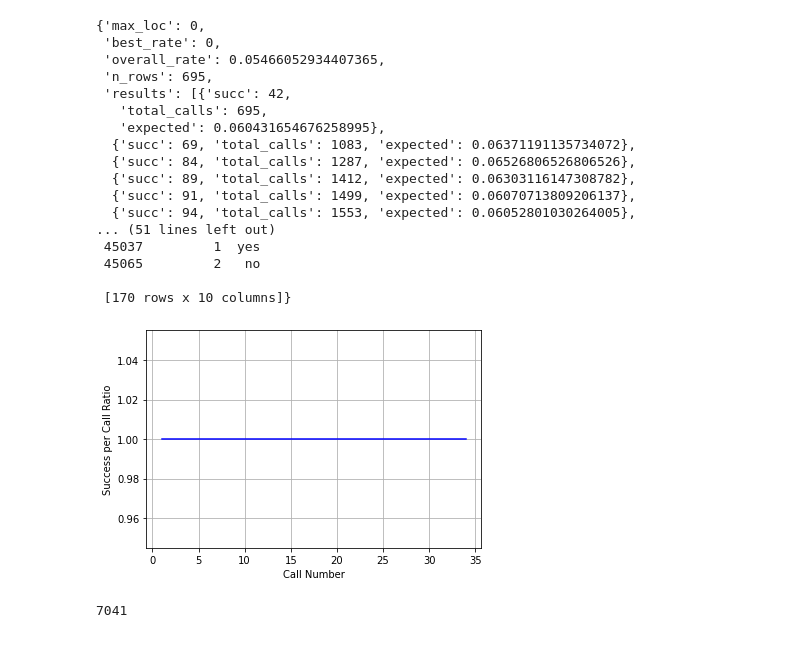
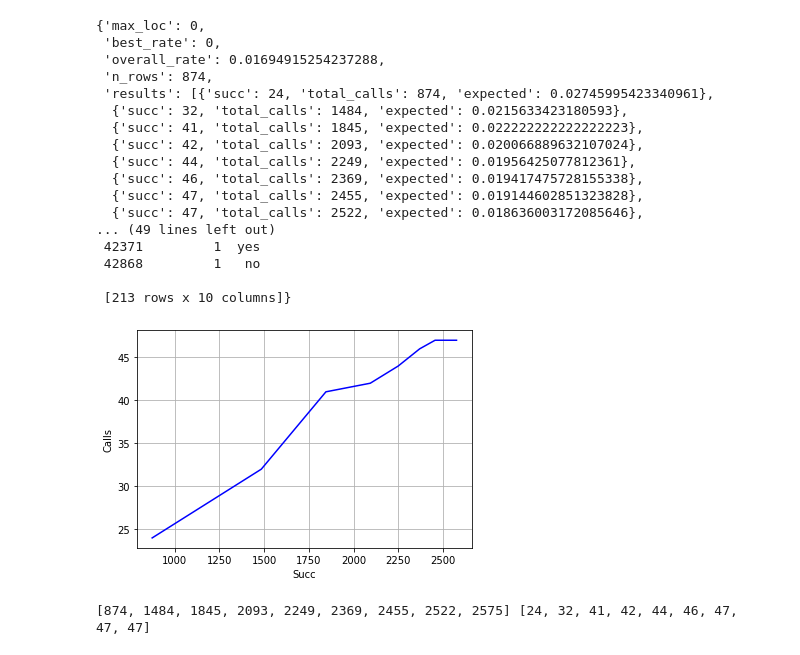
Before and after one commit to shiv1994/BankMarketing, a Jupyter notebook: Load_Analyze_CS_Data.ipynb, the cells around one changed output. Saved outputs shown, nothing was run; the diff lists cells and outputs as text; code cells hidden in the pictures.

```diff
--- a/Load_Analyze_CS_Data.ipynb
+++ b/Load_Analyze_CS_Data.ipynb
@@ -1,9 +1,9 @@
 # %%
 import pickle, os
 # %%
-folder_name = '29-09-2020_15-20'
-test_name = 'gp_3c'
-fold_num = 2
+folder_name = '04-10-2020_09-28'
+test_name = 'gp_4b'
+fold_num = 3
 
 dir = os.getcwd() + '/Plots/' + folder_name + '/' + test_name + '/cs_data.json'
 filehandler = open(dir, 'rb')
@@ -38,0 +40,9 @@ segment = dt[fold_num]['GC'][key_to_plot]
+# %%
+# Sorting the keys in descending order of the number of customers in the segment.
+sorted_dt = {k: v for k, v in sorted(dt[fold_num]['GC'].items(), key=lambda item: item[1]['n_rows'], reverse = True)}
+# %%
+all_cs_sorted = list(sorted_dt.keys())
+
+print(all_cs_sorted[0], sorted_dt[all_cs_sorted[0]]['n_rows'])
+print(all_cs_sorted[1], sorted_dt[all_cs_sorted[1]]['n_rows'])
+print(all_cs_sorted[2], sorted_dt[all_cs_sorted[2]]['n_rows'])
@@ -38,0 +53,4 @@ segment = dt[fold_num]['GC'][key_to_plot]
+# %%
+# This was used in paper for showing the difference with convex hull approach.
+key_to_plot = all_cs_sorted[13]
+segment = dt[fold_num]['GC'][key_to_plot]
@@ -41,30 +79,42 @@ segment
 # %% [output]
 {'max_loc': 0,
  'best_rate': 0,
- 'overall_rate': 0.05466052934407365,
- 'n_rows': 695,
- 'results': [{'succ': 42,
-   'total_calls': 695,
-   'expected': 0.060431654676258995},
-  {'succ': 69, 'total_calls': 1083, 'expected': 0.06371191135734072},
-  {'succ': 84, 'total_calls': 1287, 'expected': 0.06526806526806526},
-  {'succ': 89, 'total_calls': 1412, 'expected': 0.06303116147308782},
-  {'succ': 91, 'total_calls': 1499, 'expected': 0.06070713809206137},
-  {'succ': 94, 'total_calls': 1553, 'expected': 0.06052801030264005},
-... (51 lines left out)
- 45037         1  yes
- 45065         2   no
+ 'overall_rate': 0.01694915254237288,
+ 'n_rows': 874,
+ 'results': [{'succ': 24, 'total_calls': 874, 'expected': 0.02745995423340961},
+  {'succ': 32, 'total_calls': 1484, 'expected': 0.0215633423180593},
+  {'succ': 41, 'total_calls': 1845, 'expected': 0.022222222222222223},
+  {'succ': 42, 'total_calls': 2093, 'expected': 0.020066889632107024},
+  {'succ': 44, 'total_calls': 2249, 'expected': 0.01956425077812361},
+  {'succ': 46, 'total_calls': 2369, 'expected': 0.019417475728155338},
+  {'succ': 47, 'total_calls': 2455, 'expected': 0.019144602851323828},
+  {'succ': 47, 'total_calls': 2522, 'expected': 0.018636003172085646},
+... (49 lines left out)
+ 42371         1  yes
+ 42868         1   no
 
- [170 rows x 10 columns]}
+ [213 rows x 10 columns]}
 # %%
 import matplotlib.pyplot as plt
 
-plt.ylabel("Success per Call Ratio")
-plt.xlabel("Call Number")
-calls = [i for i in range(1,35)]
-ratios = [point['expected'] for point in segment['results']]
-plt.plot(calls, ratios, label='Test', linewidth=1.5, color = 'blue')
+x = []
+y = []
+
+j = 0
+for point in segment['results']:
+    if j > 8:
+        break
+    x.append(point['total_calls'])
+    y.append(point['succ'])
+    j += 1
+
+plt.ylabel("Calls")
+plt.xlabel("Succ")
+plt.plot(x, y, label='Test', linewidth=1.5, color = 'blue')
 plt.grid(True)
 plt.show()
+
+print(x, y)
 # %% [output]
-[figure, old version]
+[figure, new version]
+[874, 1484, 1845, 2093, 2249, 2369, 2455, 2522, 2575] [24, 32, 41, 42, 44, 46, 47, 47, 47]
@@ -79,4 +120,0 @@ for key in all_cs:
-# %%
-max_calls
-# %% [output]
-7041
```
Also changed, not shown: parts of 22 cells of this notebook, 1 other file.
